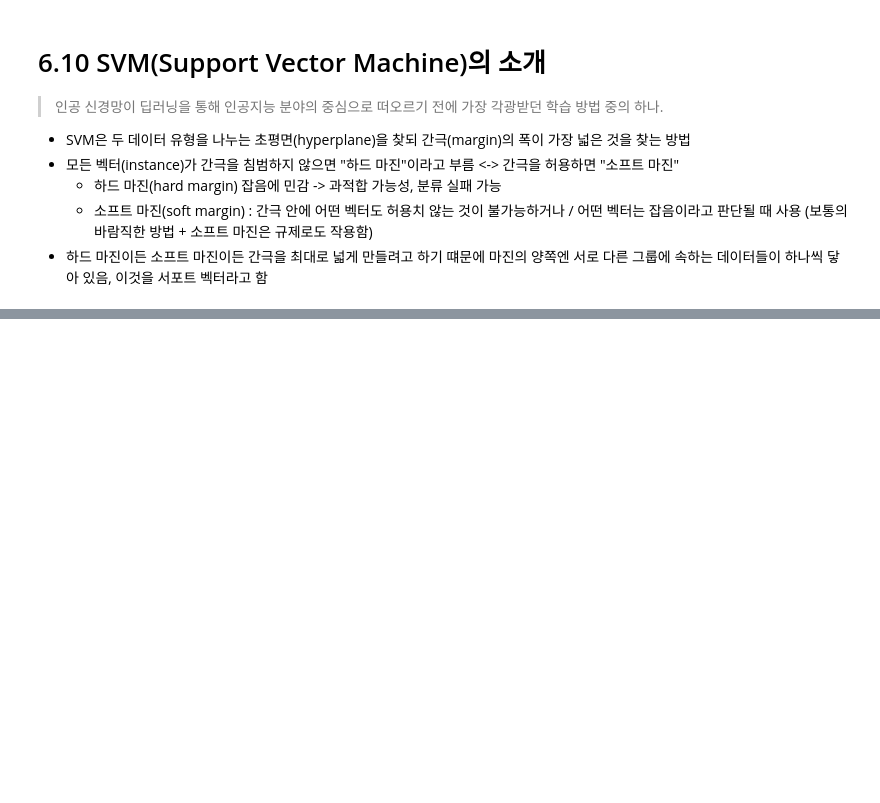
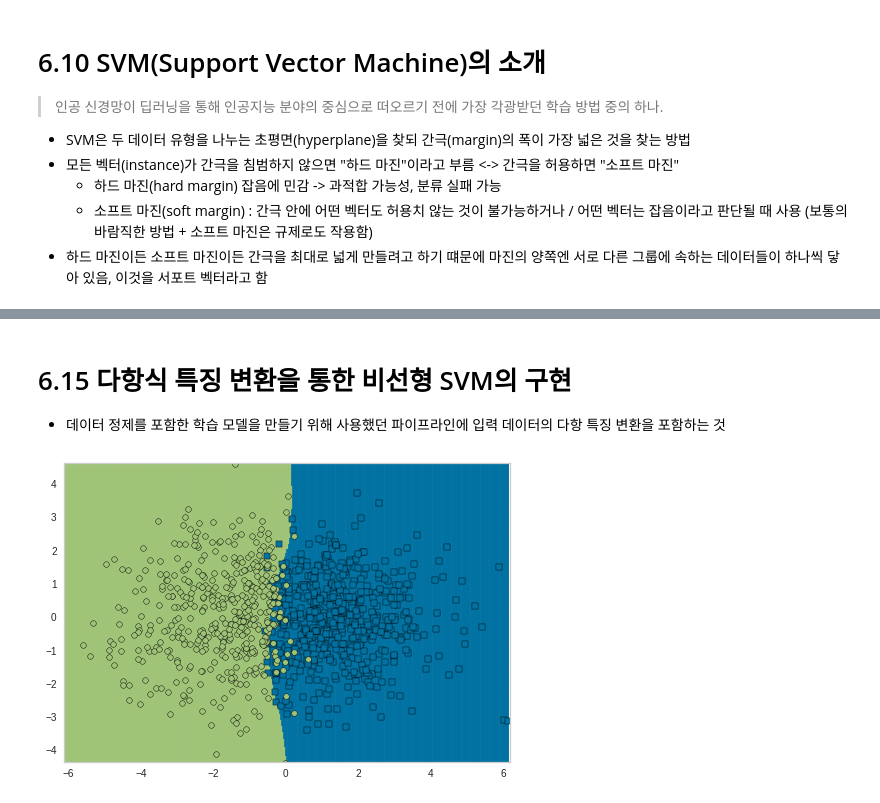
Before and after one commit to LimDoHyeon/PKNU-MachineLearning, a Jupyter notebook: [PKNU]ML_Methods(Regression,_Decision_Tree,_SVM).ipynb, the cells around one changed output, grey strips where cells are left out. Saved outputs shown, nothing was run; the diff lists cells and outputs as text; code cells hidden in the pictures; blank space fills up the shorter version.

```diff
--- a/[PKNU]ML_Methods(Regression,_Decision_Tree,_SVM).ipynb
+++ b/[PKNU]ML_Methods(Regression,_Decision_Tree,_SVM).ipynb
@@ -130,0 +185,9 @@ plt.imshow(dec_tree_img)
+# %%
+from sklearn.pipeline import Pipeline
+from sklearn.preprocessing import StandardScaler
+
+svm_std = Pipeline([ # 파이프라인으로 SVM 객체 구성
+    ("std", StandardScaler()), # 데이터 표준화 단계 포함
+    ("lsvm", LinearSVC(C=1, loss='hinge')), # 선형 SVM 분류기 포함
+])
+svm_std.fit(X, y)
@@ -130,0 +197,16 @@ plt.imshow(dec_tree_img)
+# %% [markdown]
+# 6.15 다항식 특징 변환을 통한 비선형 SVM의 구현
+- 데이터 정제를 포함한 학습 모델을 만들기 위해 사용했던 파이프라인에 입력 데이터의 다항 특징 변환을 포함하는 것
+# %%
+from sklearn.preprocessing import PolynomialFeatures
+svm_poly = Pipeline([
+    ("std", StandardScaler()),
+    ("poly_inputs", PolynomialFeatures(degree=5)),
+    ("lsmv", LinearSVC(C=0.01, loss="hinge"))
+])
+svm_poly.fit(X, y)
+viz = DecisionViz(svm_poly, title="polynomial feature SVM")
+viz.fit(X, y)
+viz.draw(X, y)
+# %% [output]
+[figure, added]
```
Also changed, not shown: parts of 16 cells of this notebook.
